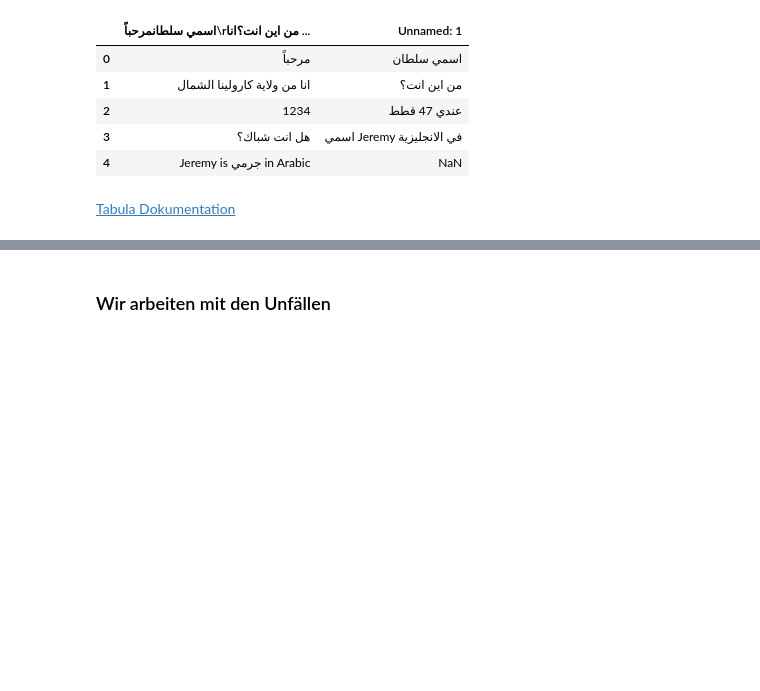
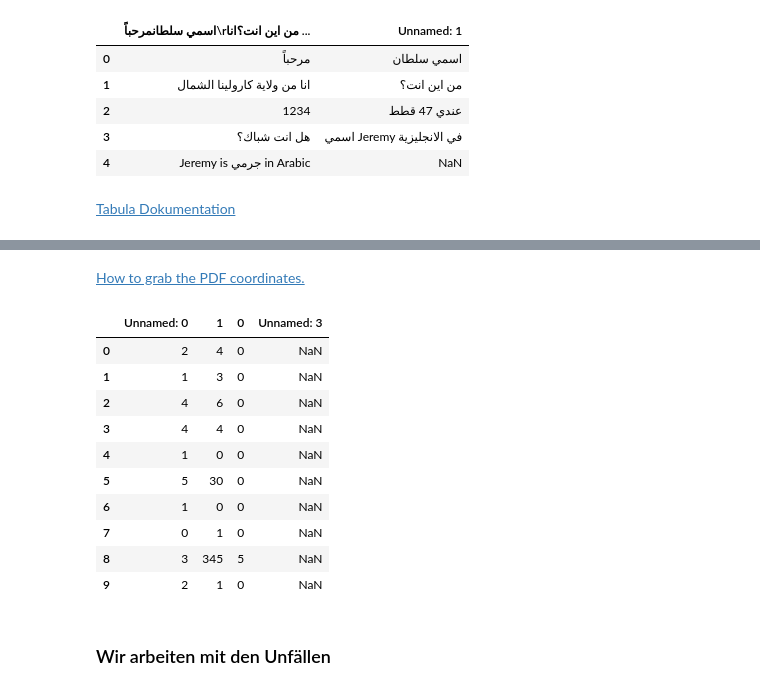
Before and after one commit to MAZ-CAS-DDJ/kurs_20_21, a Jupyter notebook: 13 Selenium, PDFs auslesen/01 Tabellen aus PDFs.ipynb, the cells around one changed output, grey strips where cells are left out. Drawn from its saved outputs; the diff is of its cells as text; code cells hidden in the pictures; blank space fills up the shorter version.

```diff
--- a/13 Selenium, PDFs auslesen/01 Tabellen aus PDFs.ipynb
+++ b/13 Selenium, PDFs auslesen/01 Tabellen aus PDFs.ipynb
@@ -35,3 +46,21 @@ df2.head()
+# %%
+df = tabula.read_pdf('Bericht_110 ohne AB_AS Gemeinden-Stand 2018 (D).pdf', area=(337.29, 226.49, 472.85, 384.91))
+# %% [markdown]
+[How to grab the PDF coordinates.](https://github.com/tabulapdf/tabula-java/wiki/Using-the-command-line-tabula-extractor-tool#grab-coordinates-of-the-table-you-want)
+# %%
+df
+# %% [output]
+|  | Unnamed: 0 | 1 | 0 | Unnamed: 3 |
+| 0 | 2 | 4 | 0 | NaN |
+| 1 | 1 | 3 | 0 | NaN |
+| 2 | 4 | 6 | 0 | NaN |
+| 3 | 4 | 4 | 0 | NaN |
+| 4 | 1 | 0 | 0 | NaN |
+| 5 | 5 | 30 | 0 | NaN |
+| 6 | 1 | 0 | 0 | NaN |
+| 7 | 0 | 1 | 0 | NaN |
+| 8 | 3 | 345 | 5 | NaN |
+| 9 | 2 | 1 | 0 | NaN |
 # %% [markdown]
 ### Wir arbeiten mit den Unfällen
 # %%
```
Also changed, not shown: parts of 2 cells of this notebook.
